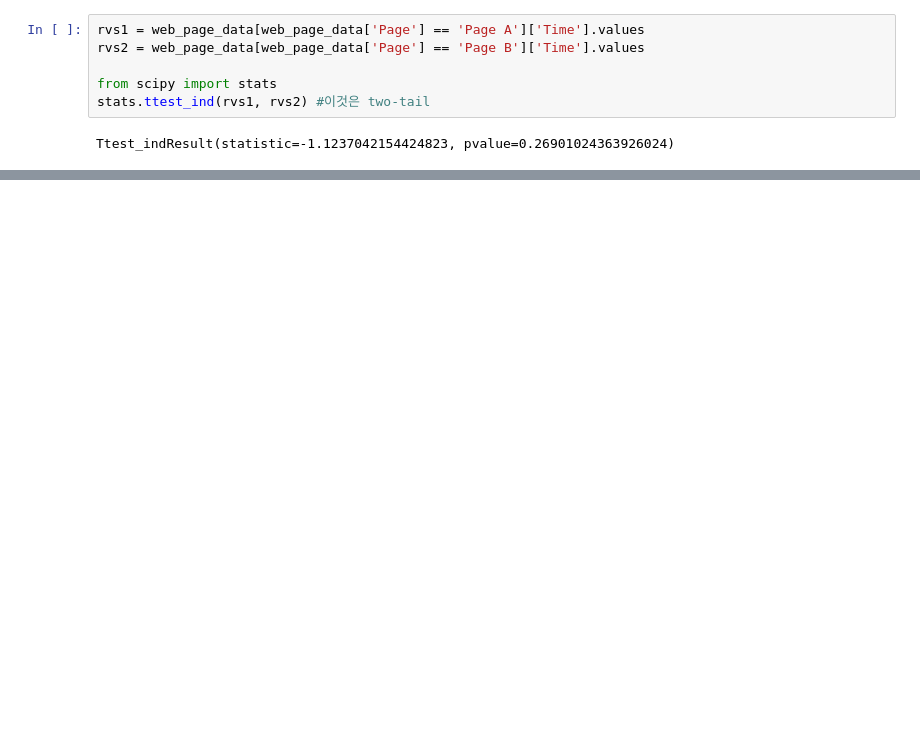
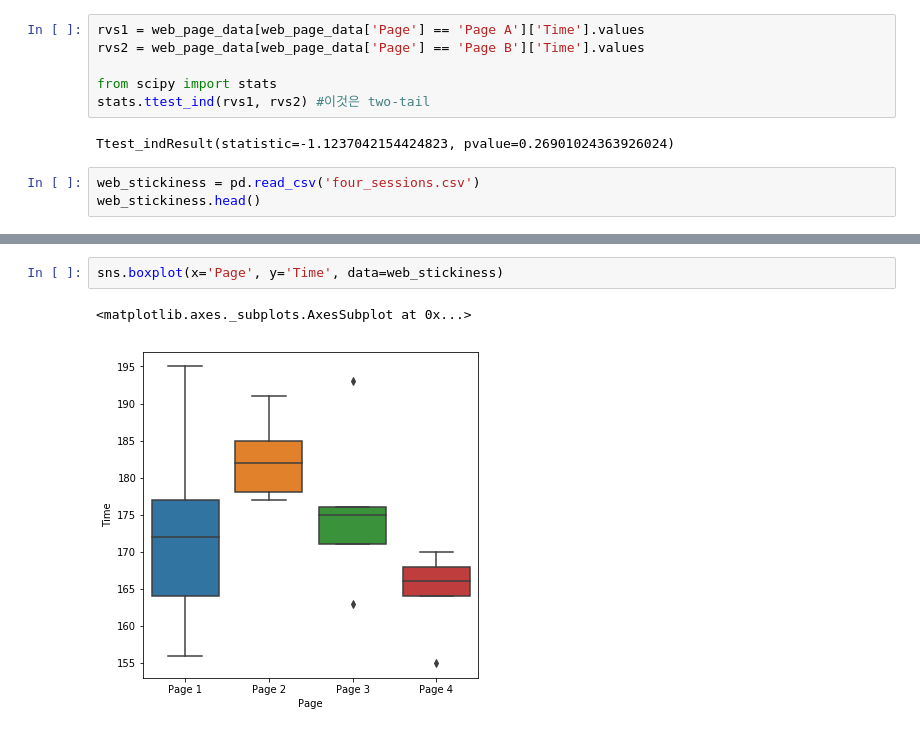
Before and after one commit to jbaeckn/machine-learning-notes, a Jupyter notebook: statistics/maching_learning_statistics_2.ipynb, the cells around one changed output, grey strips where cells are left out. Drawn from its saved outputs; the diff is of its cells as text; blank space fills up the shorter version.

```diff
--- a/statistics/maching_learning_statistics_2.ipynb
+++ b/statistics/maching_learning_statistics_2.ipynb
@@ -343,3 +376,6 @@ from scipy import stats
 stats.ttest_ind(rvs1, rvs2) #이것은 two-tail
 # %% [output]
 Ttest_indResult(statistic=-1.1237042154424823, pvalue=0.26901024363926024)
+# %%
+web_stickiness = pd.read_csv('four_sessions.csv')
+web_stickiness.head()
@@ -345,0 +389,5 @@ Ttest_indResult(statistic=-1.1237042154424823, pvalue=0.26901024363926024)
+# %%
+sns.boxplot(x='Page', y='Time', data=web_stickiness)
+# %% [output]
+<matplotlib.axes._subplots.AxesSubplot at 0x...>
+[figure, added]
```
Also changed, not shown: parts of 53 cells of this notebook, 2 other files.
